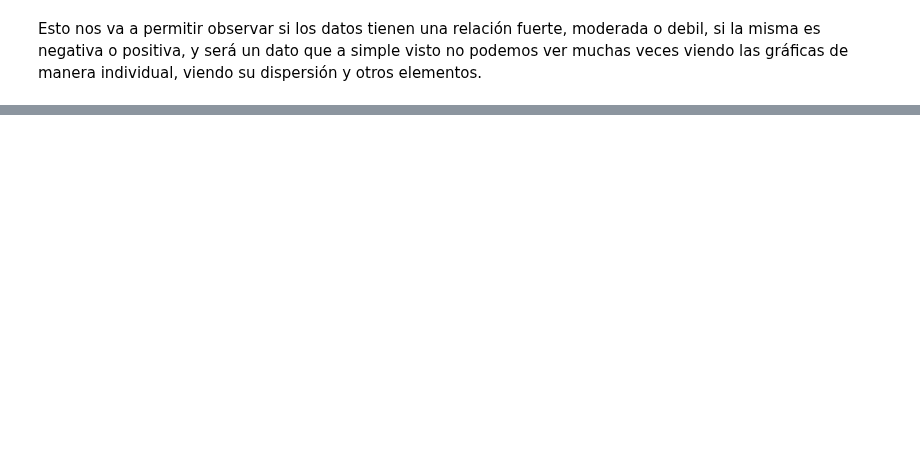
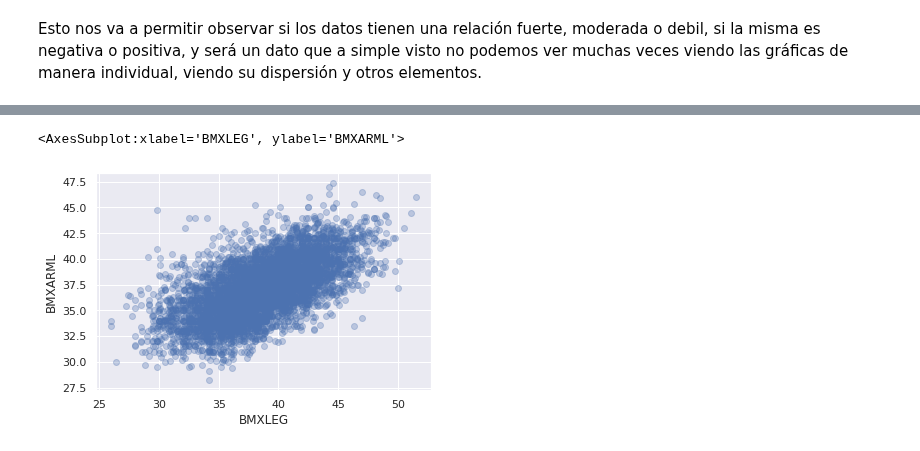
Before and after one commit to onavarrete04/Introduccion-Ciencia-Datos, a Jupyter notebook: Distribución Multivariable.ipynb, the cells around one changed output, grey strips where cells are left out. Drawn from its saved outputs; the diff is of its cells as text; code cells hidden in the pictures; blank space fills up the shorter version.

```diff
--- a/Distribución Multivariable.ipynb
+++ b/Distribución Multivariable.ipynb
@@ -59,0 +68,2 @@ Esto nos va a permitir observar si los datos tienen una relación fuerte, modera
+# %%
+df = pd.read_csv("nhanes_2015_2016.csv")
@@ -59,0 +78,8 @@ Esto nos va a permitir observar si los datos tienen una relación fuerte, modera
+# %%
+#sns.regplot(x="BMXLEG", y="BMXARML",data=df) # hasta aqui se vería el gráfico bien, pero los puntos coloreados
+sns.regplot(x="BMXLEG", y="BMXARML",data=df, fit_reg=False, scatter_kws={"alpha":0.3})
+# fit_reg=False -> elimina la regla que se traza
+# scatter_kws={"alpha":0.3} -> da el nivel de color
+# %% [output]
+<AxesSubplot:xlabel='BMXLEG', ylabel='BMXARML'>
+[figure, added]
```
Also changed, not shown: parts of 57 cells of this notebook.
